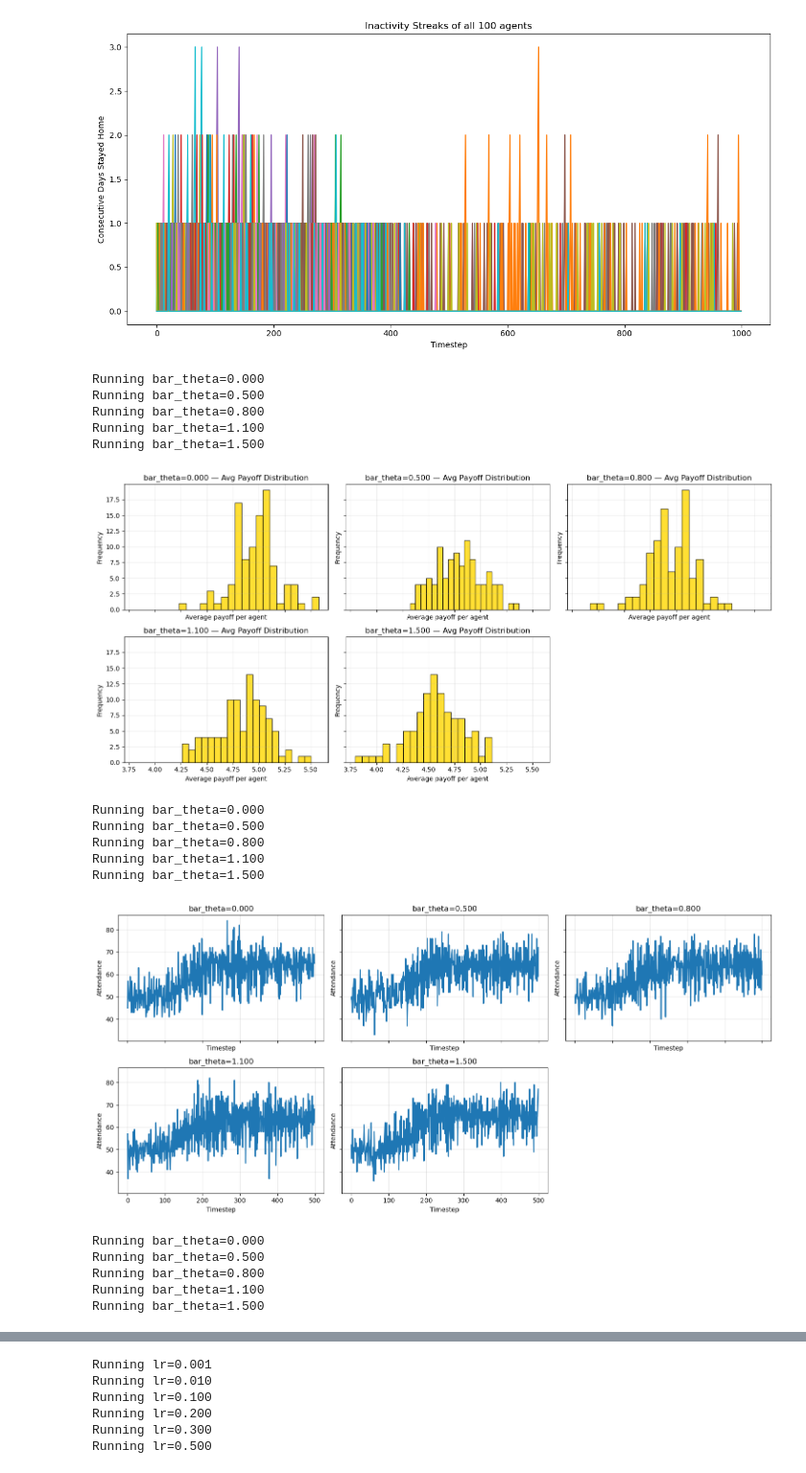
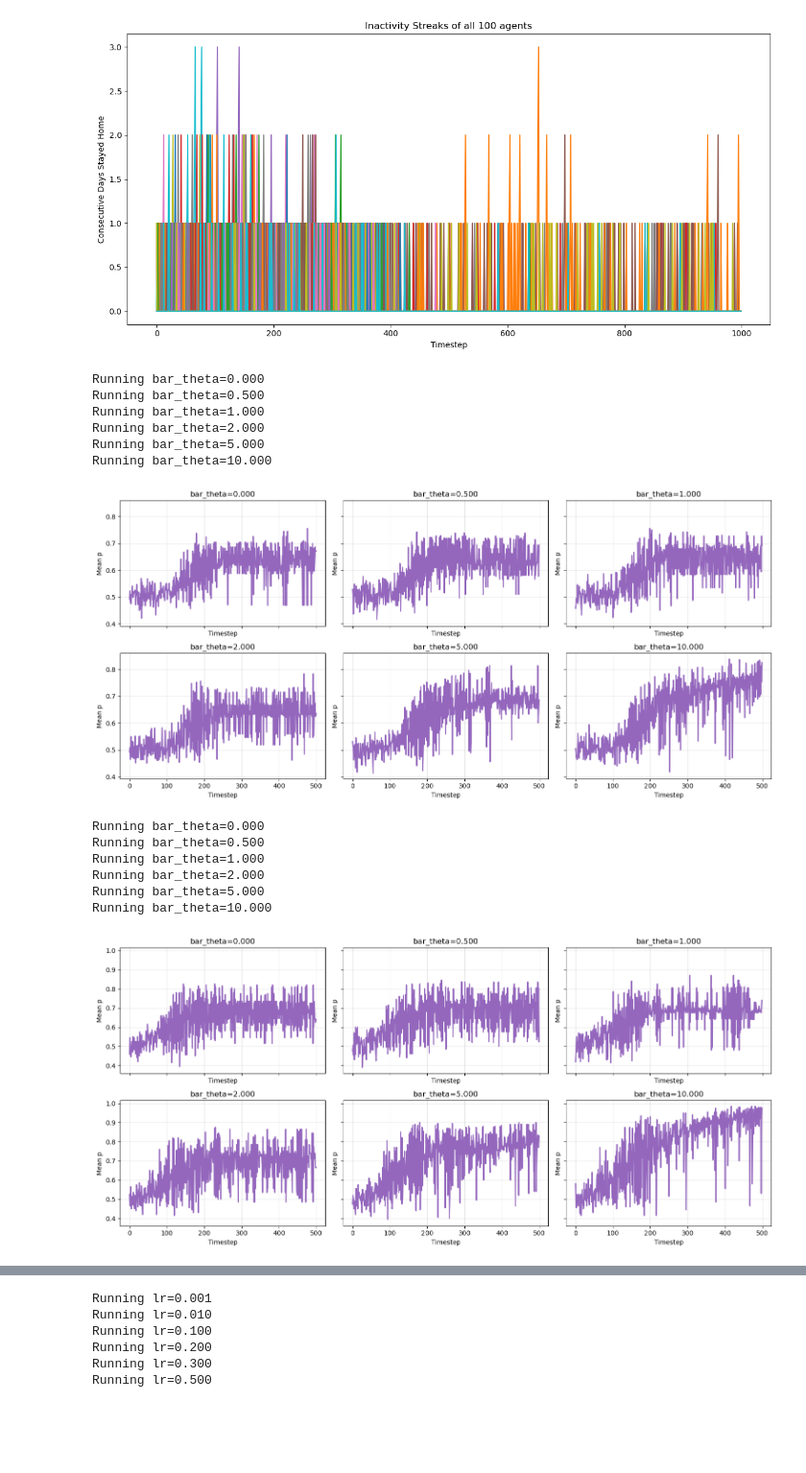
Before and after one commit to DragonsAreFuckingCool/discrete-probability-multi-agent-reinforcement-learning, a Jupyter notebook: IndividualPunishment.ipynb, the cells around one changed output, grey strips where cells are left out. Shown at 96% size. Saved outputs shown, nothing was run; the diff lists cells and outputs as text; code cells hidden in the pictures; blank space fills up the shorter version.

```diff
--- a/IndividualPunishment.ipynb
+++ b/IndividualPunishment.ipynb
@@ -569,34 +565,41 @@ base_kwargs = dict(
 #compare_parameter("beta", param_values_beta, plot_attendance, base_kwargs, ncols=3)
 #compare_parameter("beta", param_values_beta, plot_mean_p, base_kwargs, ncols=3)
 # %%
-param_values_theta = [ 0.0, 0.5, 0.8, 1.1, 1.5]
+param_values_theta = [ 0.0, 0.5, 1.0, 2.0, 5.0, 10.0]
 
 base_kwargs = dict(
     G=G, S=S, F=F, N=N, C=C, T=500, M=M, lr=LR, gamma=GAMMA,
     tau_start=TAU_START, tau_min=TAU_MIN,
     rho=rho, alpha=alpha, beta=beta,
     bar_theta=0.8, theta_cap=theta_cap,
     k_init=K_INIT
 )
 
-compare_parameter("bar_theta", param_values_theta, plot_avg_payoff, base_kwargs, ncols=3)
-compare_parameter("bar_theta", param_values_theta, plot_attendance, base_kwargs, ncols=3)
+#compare_parameter("bar_theta", param_values_theta, plot_avg_payoff, base_kwargs, ncols=3)
+#compare_parameter("bar_theta", param_values_theta, plot_attendance, base_kwargs, ncols=3)
 compare_parameter("bar_theta", param_values_theta, plot_mean_p, base_kwargs, ncols=3)
+
+base_kwargs_M2 = dict(
+    G=G, S=S, F=F, N=N, C=C, T=500, M=2, lr=LR, gamma=GAMMA,
+    tau_start=TAU_START, tau_min=TAU_MIN,
+    rho=rho, alpha=alpha, beta=beta,
+    bar_theta=0.8, theta_cap=theta_cap,
+    k_init=K_INIT
+)
+
+compare_parameter("bar_theta", param_values_theta, plot_mean_p, base_kwargs_M2, ncols=3)
 # %% [output]
 Running bar_theta=0.000
 Running bar_theta=0.500
-Running bar_theta=0.800
-Running bar_theta=1.100
-Running bar_theta=1.500
+Running bar_theta=1.000
+Running bar_theta=2.000
+Running bar_theta=5.000
+Running bar_theta=10.000
-[figure, old version]
+[figure, new version]
 Running bar_theta=0.000
 Running bar_theta=0.500
-Running bar_theta=0.800
-Running bar_theta=1.100
-Running bar_theta=1.500
+Running bar_theta=1.000
+Running bar_theta=2.000
+Running bar_theta=5.000
+Running bar_theta=10.000
-[figure, old version]
+[figure, new version]
-Running bar_theta=0.000
-Running bar_theta=0.500
-Running bar_theta=0.800
-Running bar_theta=1.100
-Running bar_theta=1.500
```
Also changed, not shown: parts of 4 cells of this notebook, 3 other files.
